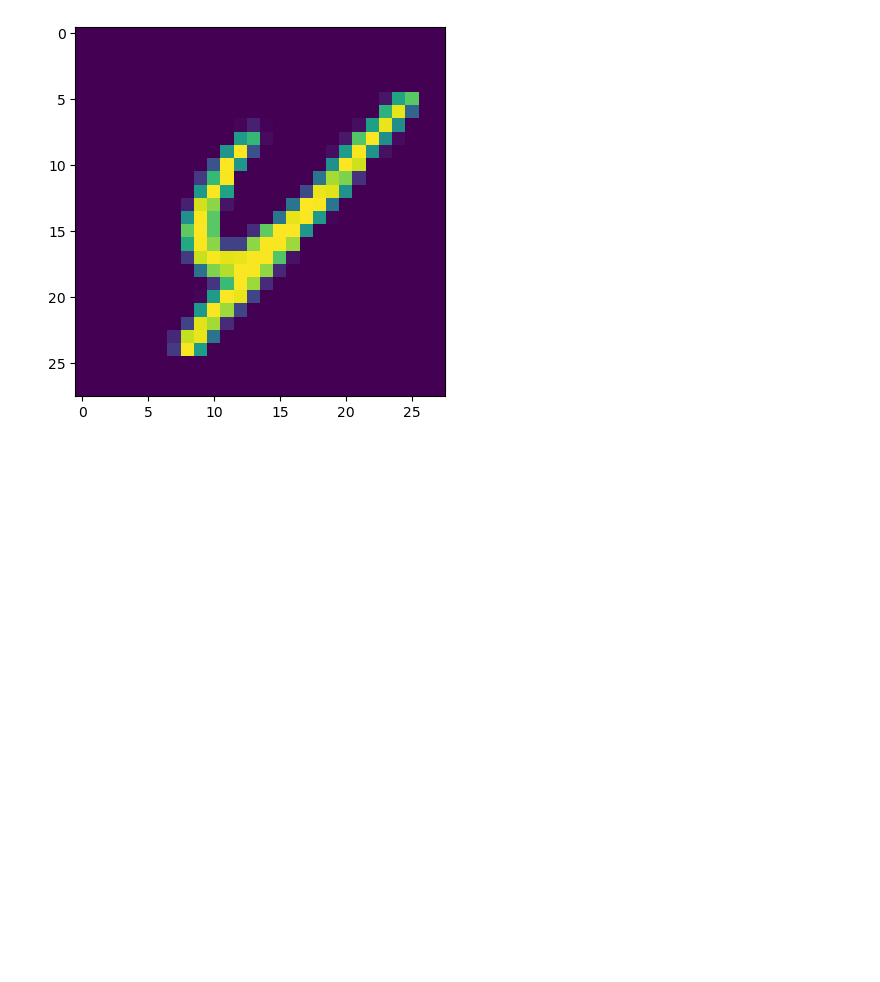
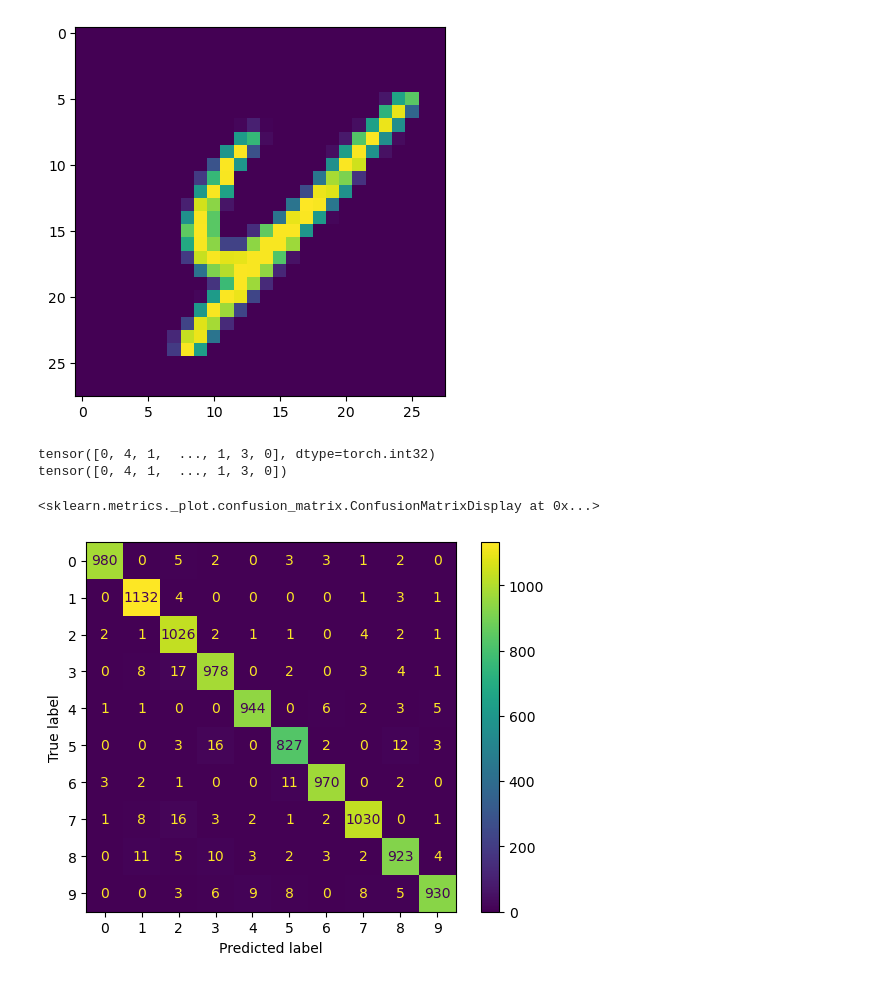
Before and after one commit to lyoun3060/pytorch-deep-learning-, a Jupyter notebook: 0726(mnist_딥러닝)/mnist_딥러닝.ipynb, the cells around one changed output. Drawn from its saved outputs; the diff is of its cells as text; code cells hidden in the pictures; blank space fills up the shorter version.

```diff
--- a/0726(mnist_딥러닝)/mnist_딥러닝.ipynb
+++ b/0726(mnist_딥러닝)/mnist_딥러닝.ipynb
@@ -305,3 +305,23 @@ plt.show()
 결과: tensor(4)
 정답: tensor(4)
 [figure]
+# %%
+predicteds = model(X_test)
+predicted_list = []
+
+for i in range(len(predicteds)):
+    v, index = torch.max(predicteds[i],0)
+    predicted_list.append(index.item())
+predicted = torch.from_numpy(np.array(predicted_list))
+print(predicted)
+print(Y_test)
+# %% [output]
+tensor([0, 4, 1,  ..., 1, 3, 0], dtype=torch.int32)
+tensor([0, 4, 1,  ..., 1, 3, 0])
+# %%
+from sklearn.metrics import confusion_matrix, ConfusionMatrixDisplay
+cm=confusion_matrix(Y_test, predicted)
+ConfusionMatrixDisplay(cm).plot()
+# %% [output]
+<sklearn.metrics._plot.confusion_matrix.ConfusionMatrixDisplay at 0x...>
+[figure, added]
```
Also changed, not shown: parts of 1 cell of this notebook, 3 other files.
